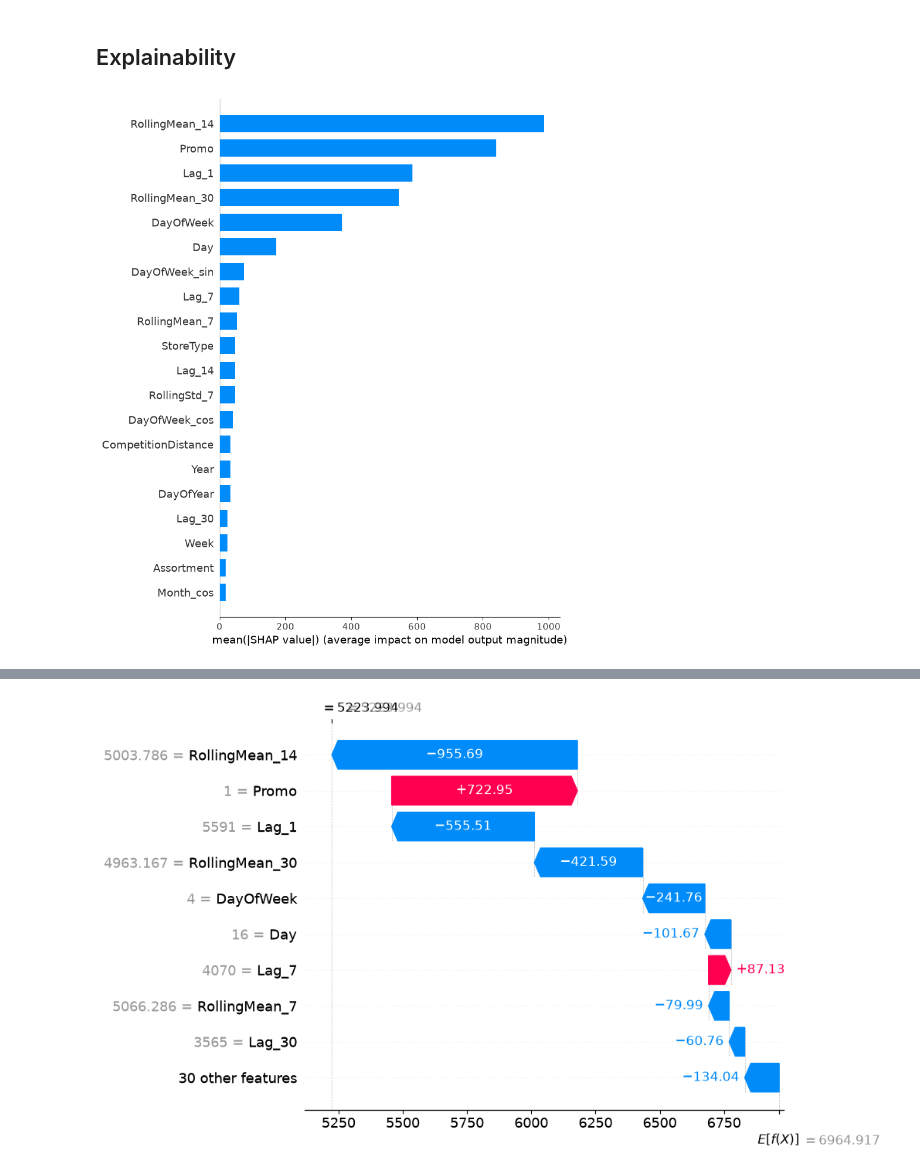
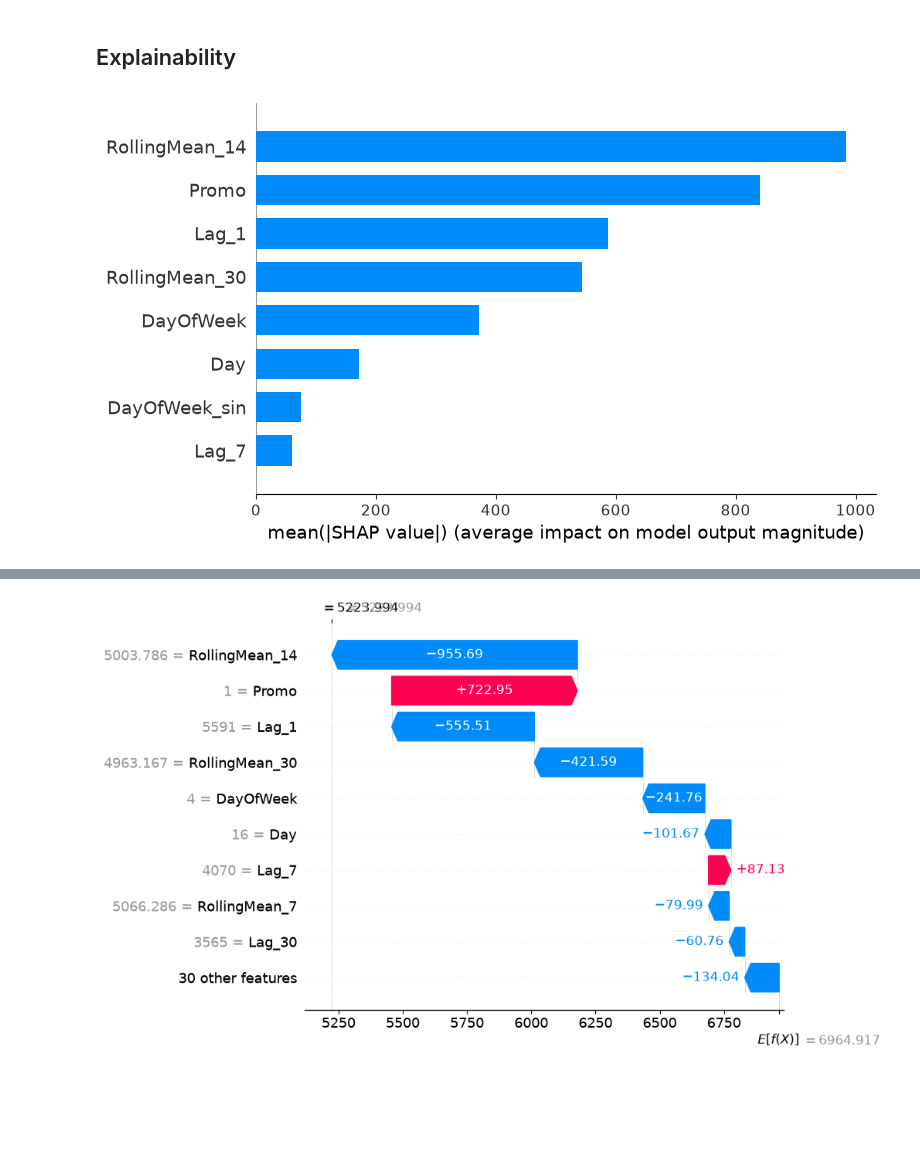
Before and after one commit to psawner/retail-sales-forecast, a Jupyter notebook: notebooks/06_Model_Building.ipynb, the cells around one changed output, grey strips where cells are left out. Cells and saved outputs as stored; diff of their text form; code cells hidden in the pictures; blank space fills up the shorter version.

```diff
--- a/notebooks/06_Model_Building.ipynb
+++ b/notebooks/06_Model_Building.ipynb
@@ -432,8 +432,12 @@ shap_values = explainer(X_test.sample(100, random_state=42))
 # %%
 shap.summary_plot(
     shap_values,
     X_test.sample(100, random_state=42),
-    plot_type="bar"
+    plot_type="bar",
+    max_display=8,
+    show=False
 )
+plt.savefig("../assets/shap_summary_plot.png", dpi=300, bbox_inches="tight")
+plt.show()
 # %% [output]
-[figure, old version]
+[figure, new version]
```
Also changed, not shown: parts of 1 cell of this notebook, 14 other files.
